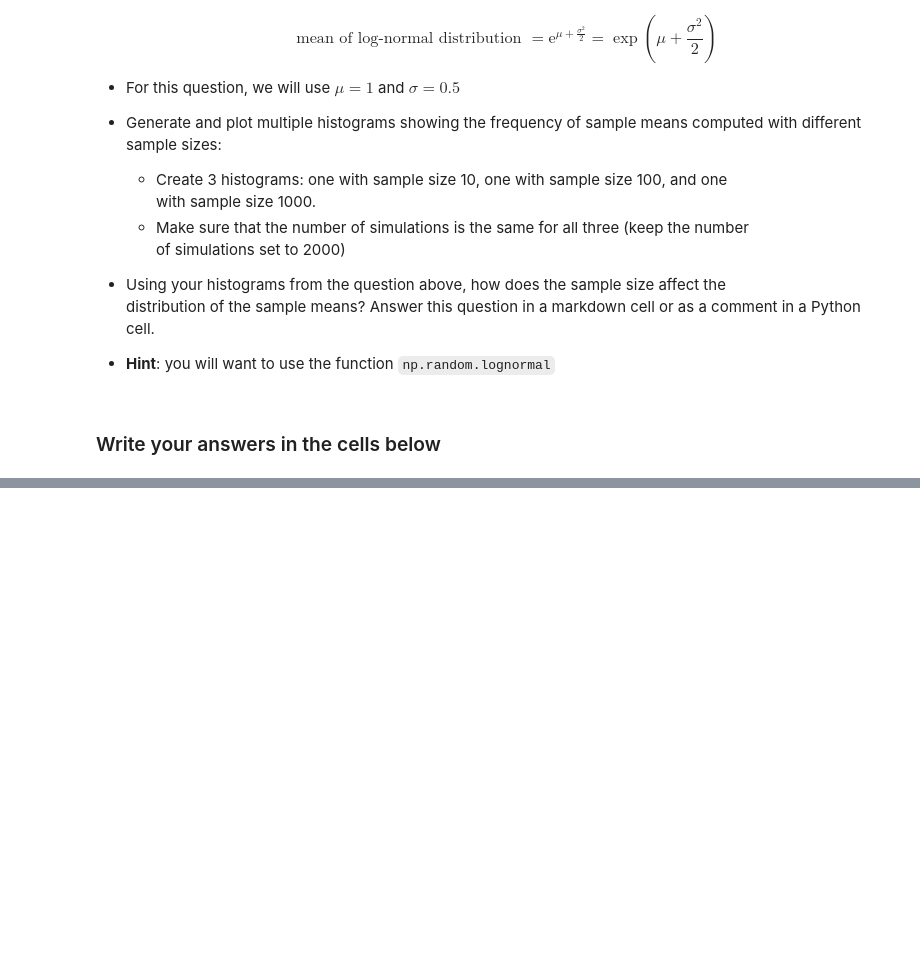
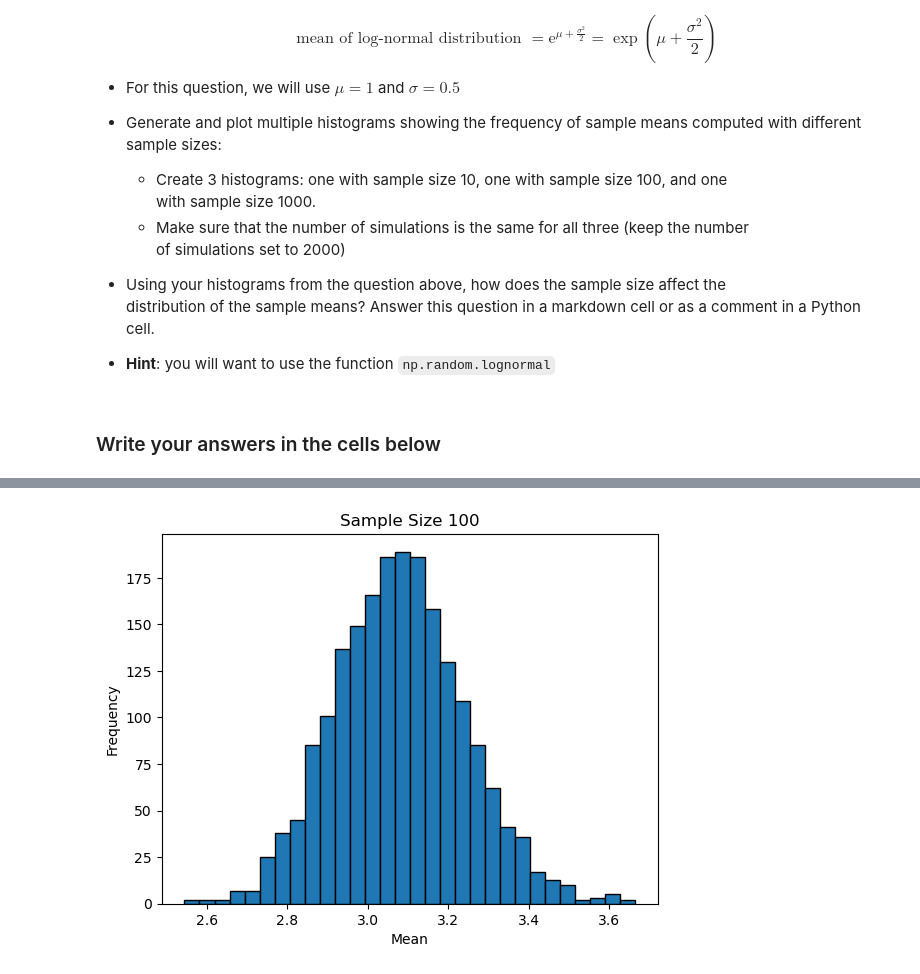
Before and after one commit to VinhvipCreeper/qtm151fall2025, a Jupyter notebook: Assignments/assignment_4/Assignment4.ipynb, the cells around one changed output, grey strips where cells are left out. Drawn from its saved outputs; the diff is of its cells as text; code cells hidden in the pictures; blank space fills up the shorter version.

```diff
--- a/Assignments/assignment_4/Assignment4.ipynb
+++ b/Assignments/assignment_4/Assignment4.ipynb
@@ -166,11 +177,23 @@ num_simulations = 2000
 # %%
 # Sample Size 100
 
 np.random.seed(1234) # set the seed for reproducibility
 num_simulations = 2000
+mu = 1
+sigma = 0.5
+sample_size = 100
+log_normal_means_100 = np.random.lognormal(mean=mu, sigma=sigma, size=(num_simulations, sample_size))
+plt.hist(np.mean(log_normal_means_100, axis=1), bins=30, edgecolor='black')
+plt.title('Sample Size 100')
+plt.xlabel('Mean')
+plt.ylabel('Frequency')
+plt.show()
+
 
 
 # complete the code
+# %% [output]
+[figure, added]
 # %%
 # Sample Size 1000
 
```
Also changed, not shown: parts of 4 cells of this notebook.
